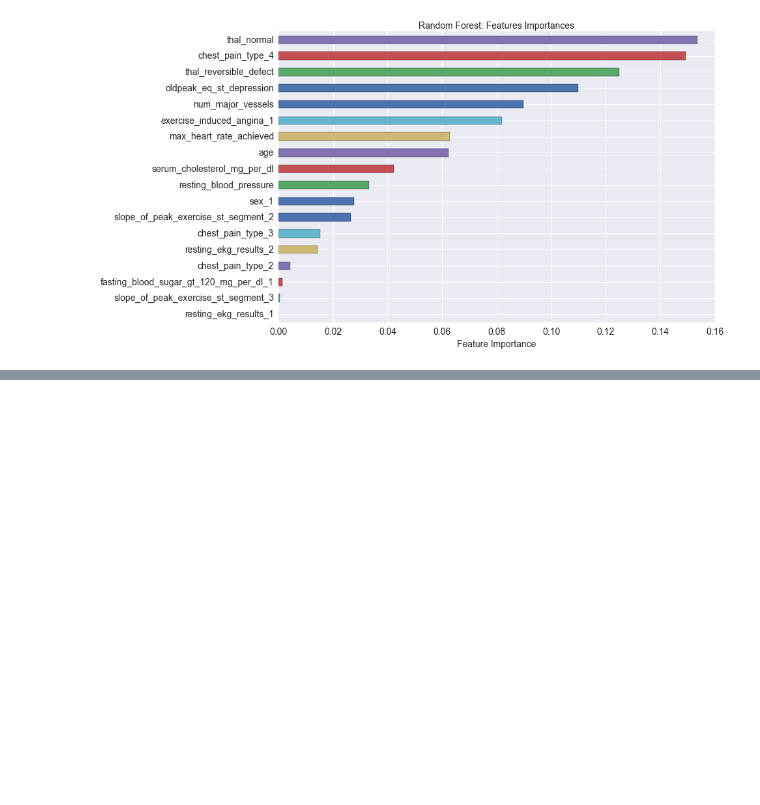
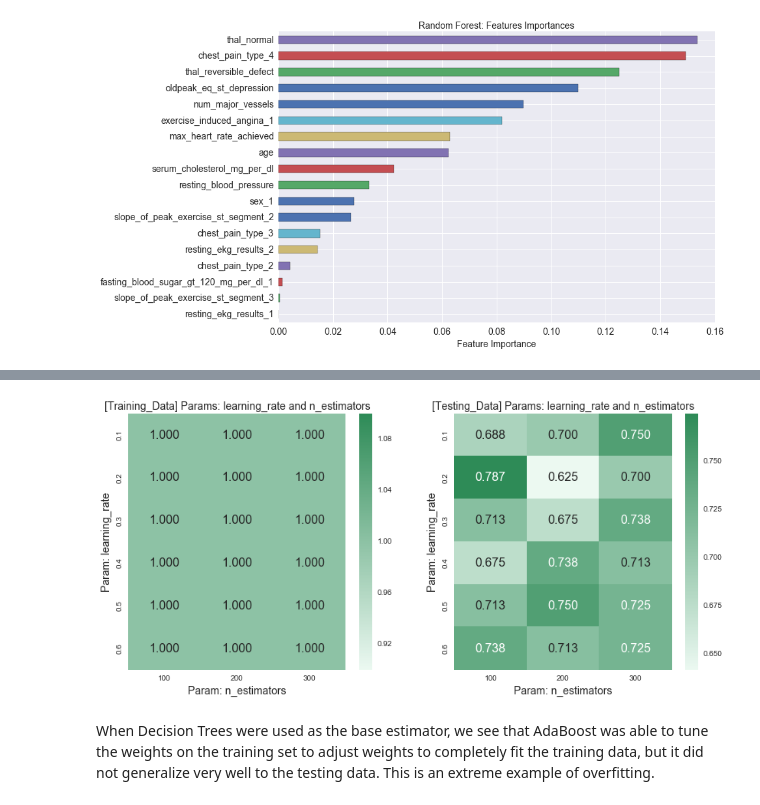
Before and after one commit to MattTriano/personal_site_public, a Jupyter notebook: Heart_Disease.ipynb, the cells around one changed output, grey strips where cells are left out. Cells and saved outputs as stored; diff of their text form; code cells hidden in the pictures; blank space fills up the shorter version.

```diff
--- a/Heart_Disease.ipynb
+++ b/Heart_Disease.ipynb
@@ -1346,0 +1412,9 @@ ax.set_xlabel('Feature Importance', fontsize=14)
+# %%
+# Looking at variation over learning_rate and n_estimators with a Decision Tree base_estimator
+tmp = map_df[(map_df['estimator'] == dt)]
+
+train_test_param_map(x_var_='n_estimators', y_var_='learning_rate', map_df_=tmp)
+# %% [output]
+[figure, added]
+# %% [markdown]
+When Decision Trees were used as the base estimator, we see that AdaBoost was able to tune the weights on the training set to adjust weights to completely fit the training data, but it did not generalize very well to the testing data. This is an extreme example of overfitting.
```
Also changed, not shown: parts of 26 cells of this notebook.
